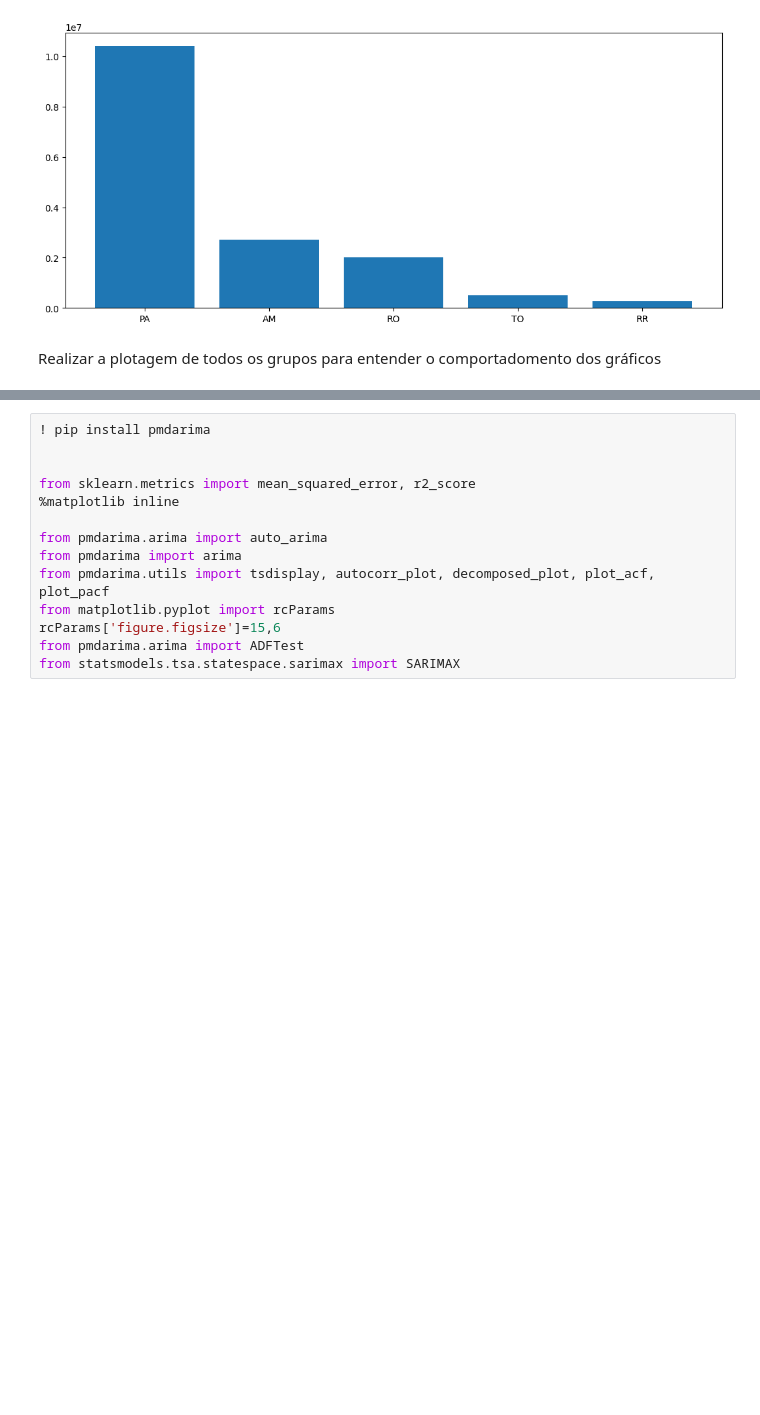
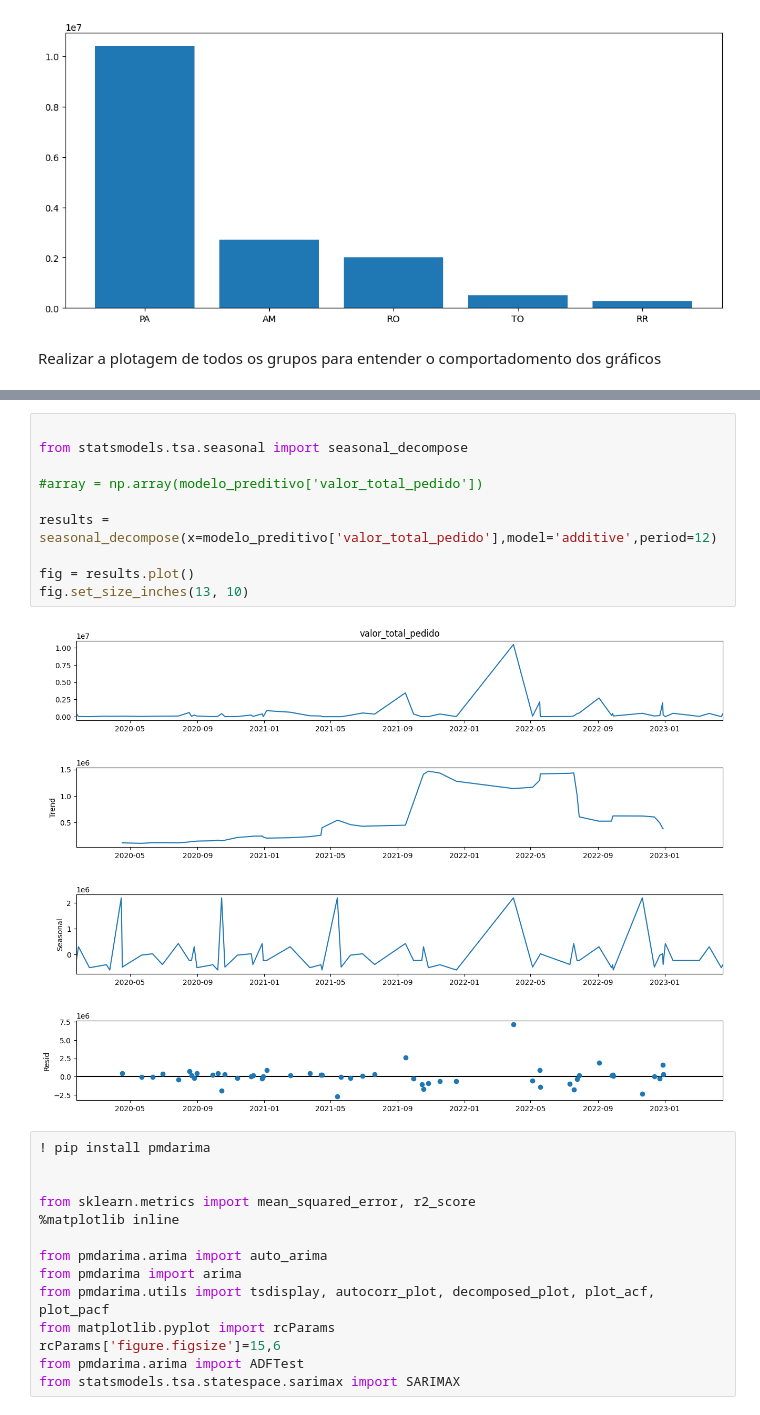
Before and after one commit to roliveira15/Data_Science_Sales_Forecast, a Jupyter notebook: Sales_Forecast.ipynb, the cells around one changed output, grey strips where cells are left out. Drawn from its saved outputs; the diff is of its cells as text; blank space fills up the shorter version.

```diff
--- a/Sales_Forecast.ipynb
+++ b/Sales_Forecast.ipynb
@@ -188,4 +181,16 @@ plt.show()
 "\nplot_acf(PP['valor_total_pedido'])\nplot_acf(PPanterior['valor_total_pedido']) \nplot_acf(PPanteriorA['valor_total_pedido']) \nplt.show()\n"
+# %%
+
+from statsmodels.tsa.seasonal import seasonal_decompose
+
+#array = np.array(modelo_preditivo['valor_total_pedido'])
+
+results = seasonal_decompose(x=modelo_preditivo['valor_total_pedido'],model='additive',period=12)
+
+fig = results.plot()
+fig.set_size_inches(13, 10)
+# %% [output]
+[figure, added]
 # %%
 ! pip install pmdarima
 
```
Also changed, not shown: parts of 9 cells of this notebook.
